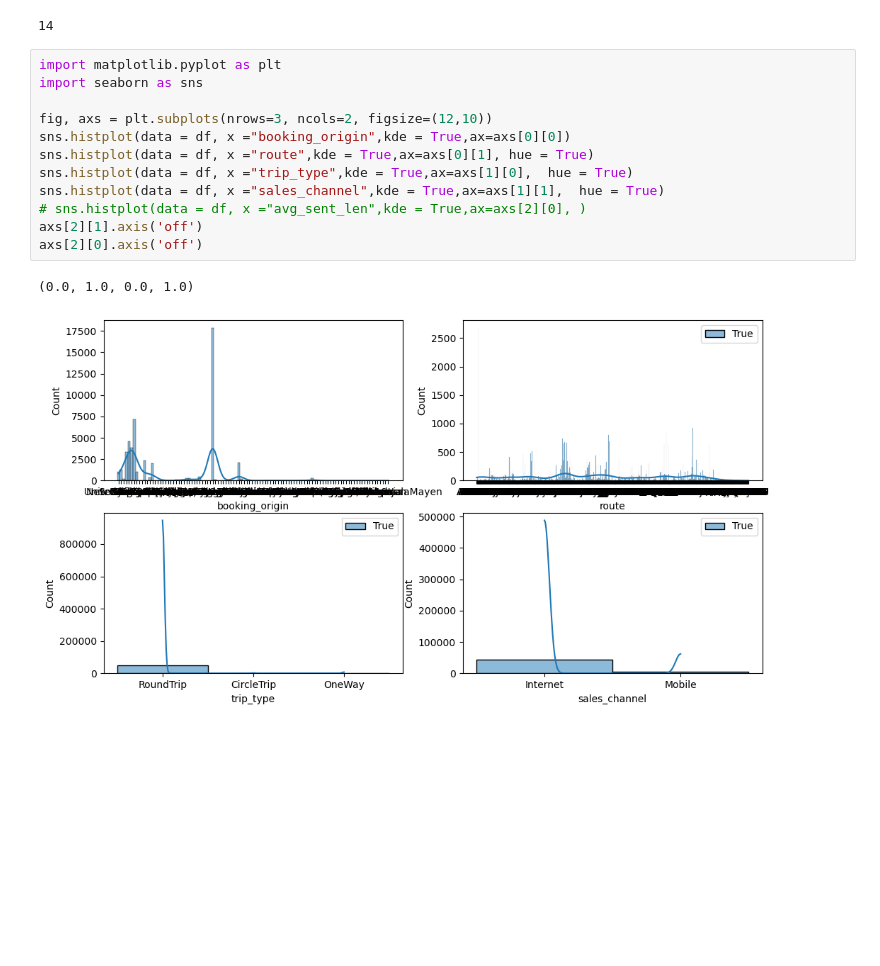
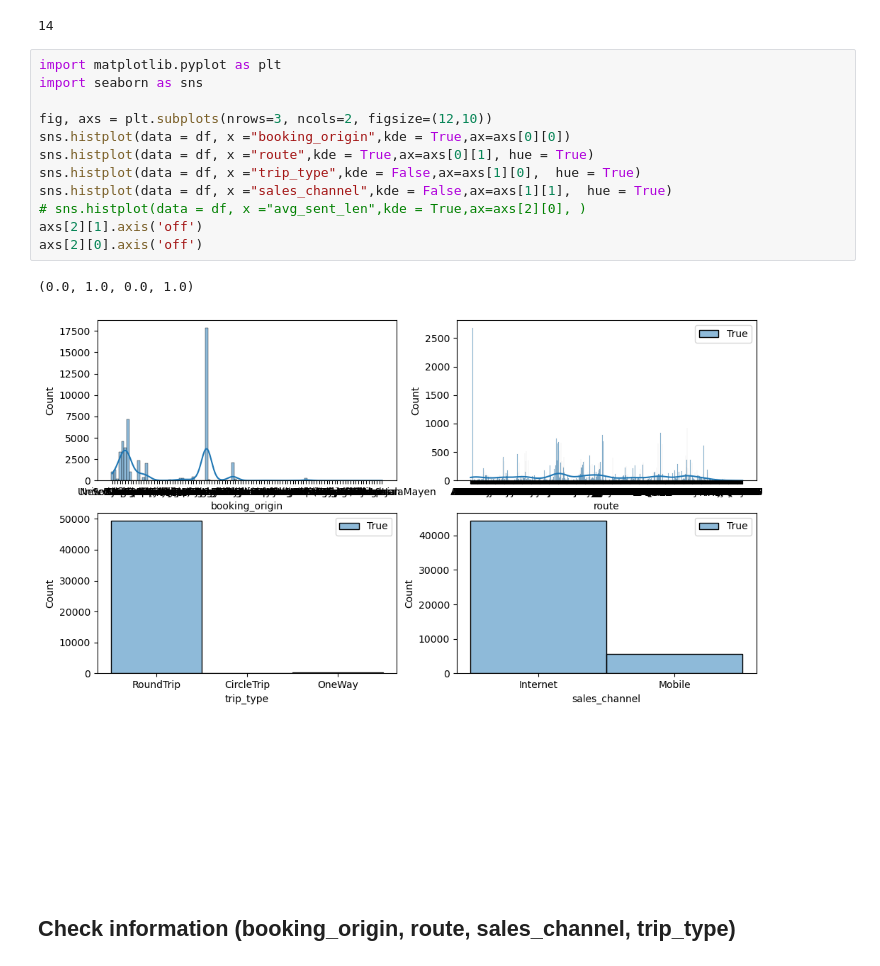
Before and after one commit to HuyNgo229/EDA_BA, a Jupyter notebook: Modelling_EDA_2.ipynb, the cells around one changed output. Drawn from its saved outputs; the diff is of its cells as text; blank space fills up the shorter version.

```diff
--- a/Modelling_EDA_2.ipynb
+++ b/Modelling_EDA_2.ipynb
@@ -143,15 +145,17 @@ print(len(features))
 # %%
 import matplotlib.pyplot as plt
 import seaborn as sns
 
 fig, axs = plt.subplots(nrows=3, ncols=2, figsize=(12,10))
 sns.histplot(data = df, x ="booking_origin",kde = True,ax=axs[0][0])
 sns.histplot(data = df, x ="route",kde = True,ax=axs[0][1], hue = True)
-sns.histplot(data = df, x ="trip_type",kde = True,ax=axs[1][0],  hue = True)
-sns.histplot(data = df, x ="sales_channel",kde = True,ax=axs[1][1],  hue = True)
+sns.histplot(data = df, x ="trip_type",kde = False,ax=axs[1][0],  hue = True)
+sns.histplot(data = df, x ="sales_channel",kde = False,ax=axs[1][1],  hue = True)
 # sns.histplot(data = df, x ="avg_sent_len",kde = True,ax=axs[2][0], )
 axs[2][1].axis('off')
 axs[2][0].axis('off')
 # %% [output]
 (0.0, 1.0, 0.0, 1.0)
-[figure, old version]
+[figure, new version]
+# %% [markdown]
+## Check information (booking_origin, route, sales_channel, trip_type)
```
Also changed, not shown: parts of 9 cells of this notebook.
